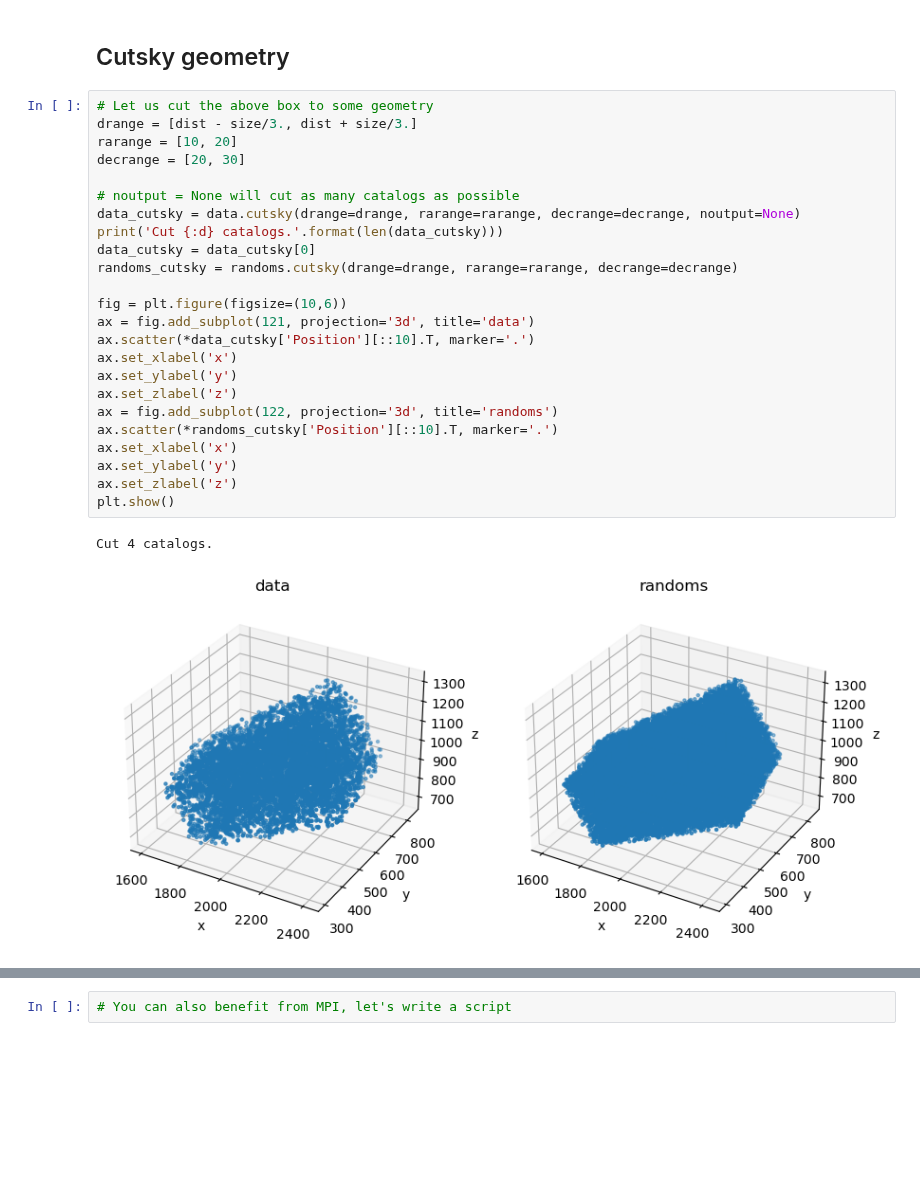
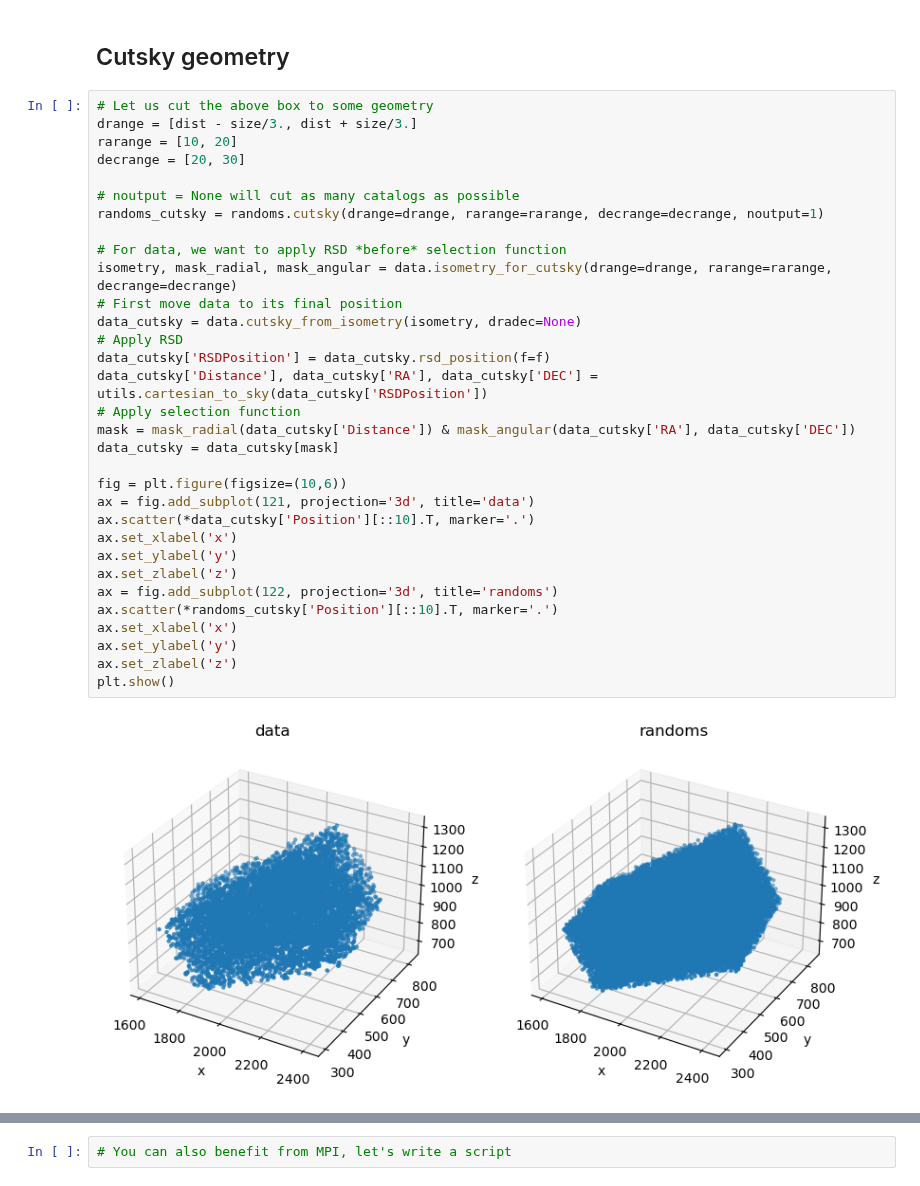
Before and after one commit to cosmodesi/mockfactory, a Jupyter notebook: nb/basic_examples.ipynb, the cells around one changed output, grey strips where cells are left out. Cells and saved outputs as stored; diff of their text form; blank space fills up the shorter version.

Commit message:
isometry_for_cutsky; fix bug with RA range

```diff
--- a/nb/basic_examples.ipynb
+++ b/nb/basic_examples.ipynb
@@ -104,30 +104,37 @@ plt.show()
 # %%
 # Let us cut the above box to some geometry
 drange = [dist - size/3., dist + size/3.]
 rarange = [10, 20]
 decrange = [20, 30]
 
 # noutput = None will cut as many catalogs as possible
-data_cutsky = data.cutsky(drange=drange, rarange=rarange, decrange=decrange, noutput=None)
-print('Cut {:d} catalogs.'.format(len(data_cutsky)))
-data_cutsky = data_cutsky[0]
-randoms_cutsky = randoms.cutsky(drange=drange, rarange=rarange, decrange=decrange)
+randoms_cutsky = randoms.cutsky(drange=drange, rarange=rarange, decrange=decrange, noutput=1)
+
+# For data, we want to apply RSD *before* selection function
+isometry, mask_radial, mask_angular = data.isometry_for_cutsky(drange=drange, rarange=rarange, decrange=decrange)
+# First move data to its final position
+data_cutsky = data.cutsky_from_isometry(isometry, dradec=None)
+# Apply RSD
+data_cutsky['RSDPosition'] = data_cutsky.rsd_position(f=f)
+data_cutsky['Distance'], data_cutsky['RA'], data_cutsky['DEC'] = utils.cartesian_to_sky(data_cutsky['RSDPosition'])
+# Apply selection function
+mask = mask_radial(data_cutsky['Distance']) & mask_angular(data_cutsky['RA'], data_cutsky['DEC'])
+data_cutsky = data_cutsky[mask]
 
 fig = plt.figure(figsize=(10,6))
 ax = fig.add_subplot(121, projection='3d', title='data')
 ax.scatter(*data_cutsky['Position'][::10].T, marker='.')
 ax.set_xlabel('x')
 ax.set_ylabel('y')
 ax.set_zlabel('z')
 ax = fig.add_subplot(122, projection='3d', title='randoms')
 ax.scatter(*randoms_cutsky['Position'][::10].T, marker='.')
 ax.set_xlabel('x')
 ax.set_ylabel('y')
 ax.set_zlabel('z')
 plt.show()
 # %% [output]
-Cut 4 catalogs.
-[figure, old version]
+[figure, new version]
 # %%
 # Let's look at the angular and radial selection function
 
```
Also changed, not shown: parts of 8 cells of this notebook, 6 other files.
